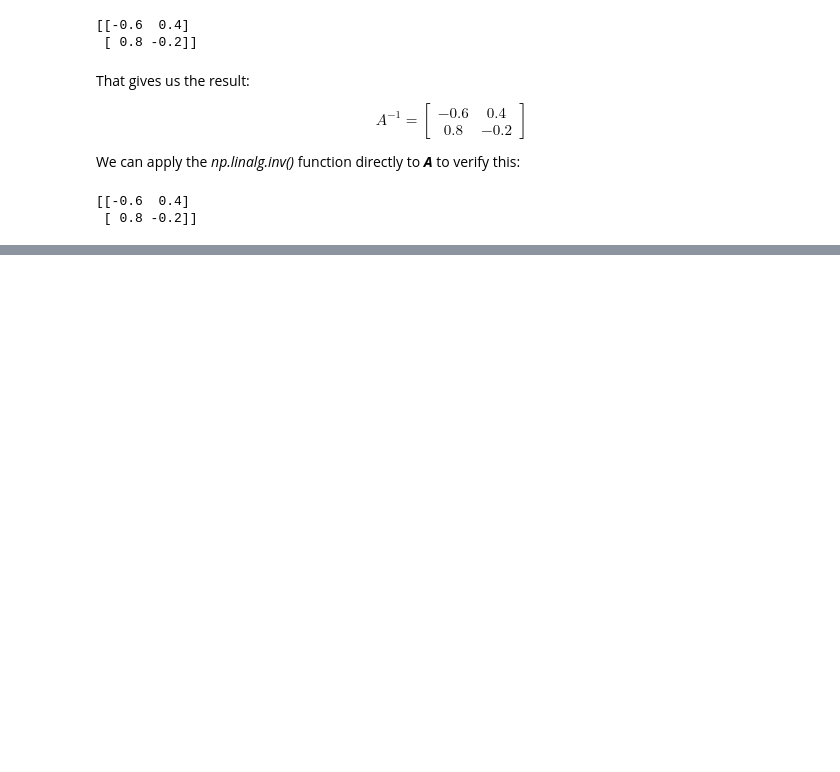
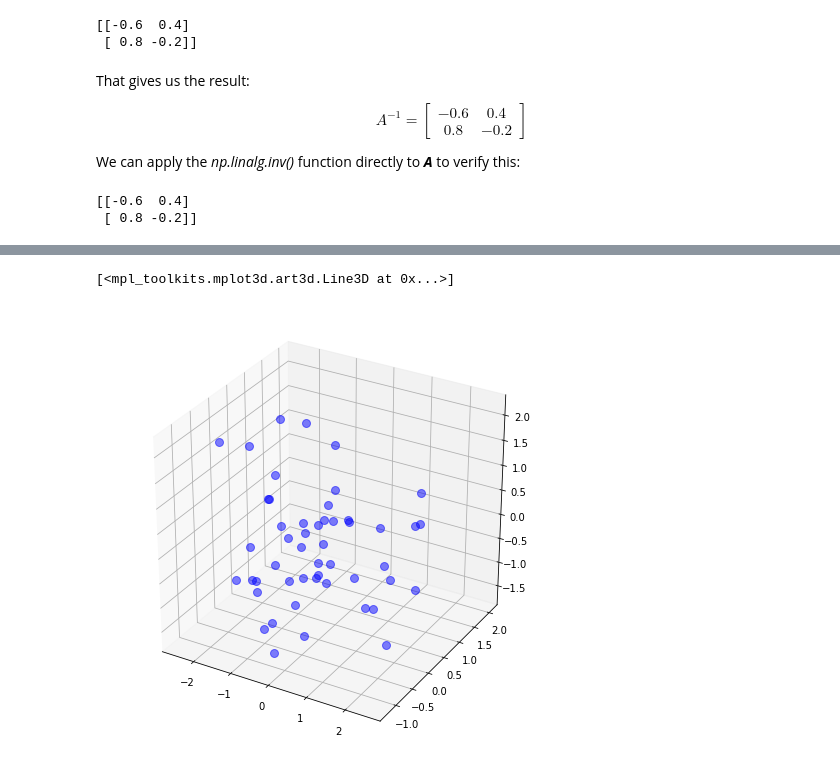
Before and after one commit to changmin-yu/comp0014, a Jupyter notebook: LA2.ipynb, the cells around one changed output, grey strips where cells are left out. Cells and saved outputs as stored; diff of their text form; code cells hidden in the pictures; blank space fills up the shorter version.

```diff
--- a/LA2.ipynb
+++ b/LA2.ipynb
@@ -630,0 +655,15 @@ print(np.linalg.inv(A))
+# %%
+# creating the data
+np.random.seed(2020)
+mu1 = np.array([0, 0, 0])
+cov1 = np.array([[1, 0, 0], [0, 1, 0], [0, 0, 1]])
+sample_1 = np.random.multivariate_normal(mu1, cov1, 50)
+# %%
+fig = plt.figure(figsize=(8,8))
+ax = fig.add_subplot(111, projection='3d')
+plt.rcParams['legend.fontsize'] = 10
+ax.plot(sample_1[:, 0], sample_1[:, 1], sample_1[:, 2], 'o', markersize=8, color='blue', alpha=0.5, label='class1')
+# ax.plot(sample_2[0,:], sample_2[1,:], sample_2[2,:], '^', markersize=8, alpha=0.5, color='red', label='class2')
+# %% [output]
+[<mpl_toolkits.mplot3d.art3d.Line3D at 0x...>]
+[figure, added]
```
Also changed, not shown: parts of 17 cells of this notebook.
